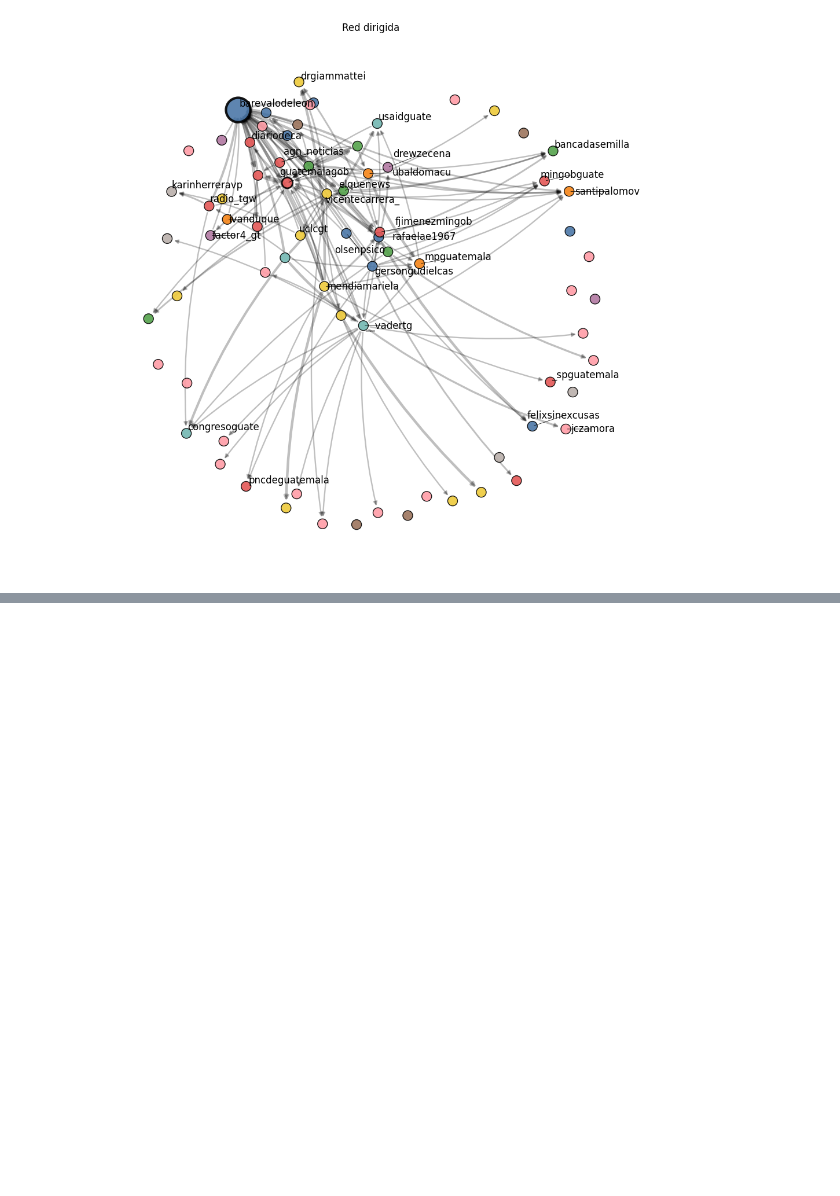
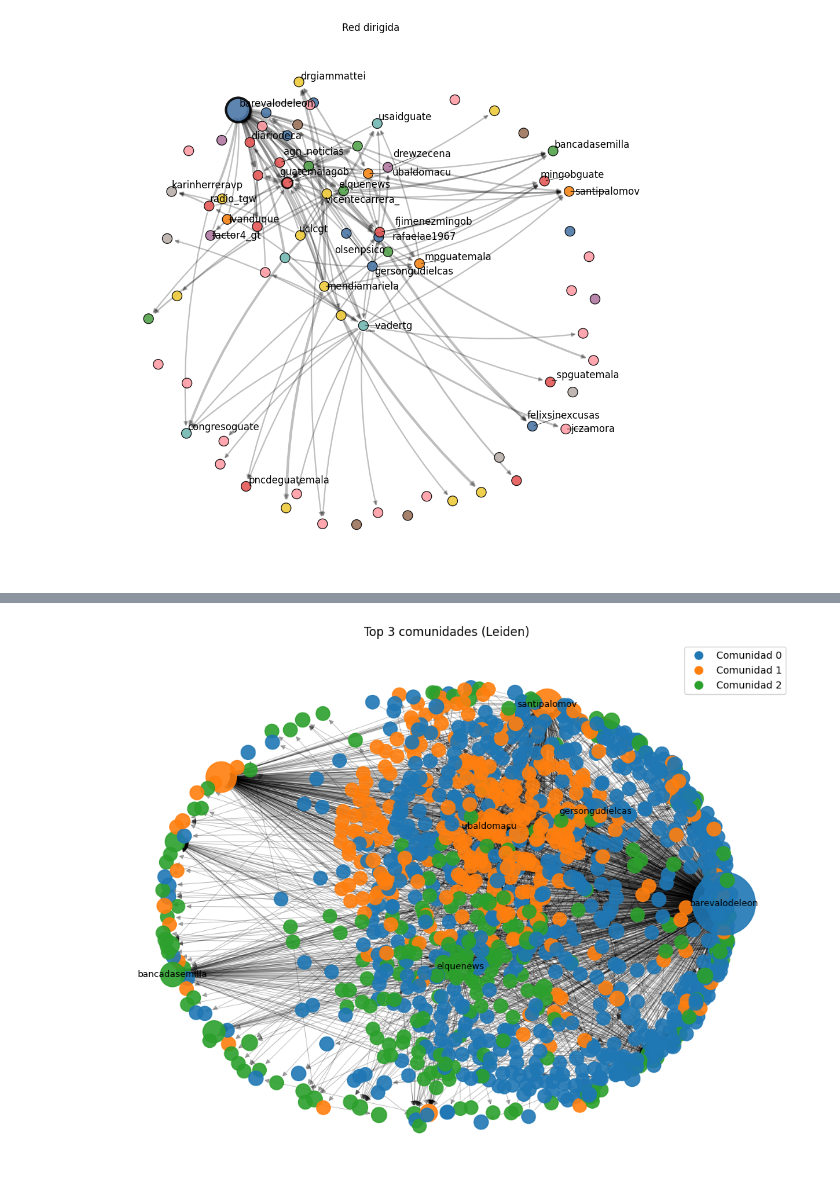
Before and after one commit to DiegoGarV/lab6-DS, a Jupyter notebook: src/main.ipynb, the cells around one changed output, grey strips where cells are left out. Saved outputs shown, nothing was run; the diff lists cells and outputs as text; code cells hidden in the pictures; blank space fills up the shorter version.

Commit message:
detección de comunidades

```diff
--- a/src/main.ipynb
+++ b/src/main.ipynb
@@ -952,0 +1163,54 @@ Warning: When  cdn_resources is 'local' jupyter notebook has issues displaying g
+# %%
+import networkx as nx
+import matplotlib.pyplot as plt
+
+# Top 3 comunidades por tamaño
+top3 = comm_stats["community"].head(3).tolist()
+nodes_top3 = set(node_df[node_df["community"].isin(top3)]["user"])
+
+# Subgrafo dirigido con edges donde ambos extremos están en top3
+sub_edges = edges_agg[edges_agg["source"].isin(nodes_top3) & edges_agg["target"].isin(nodes_top3)]
+G = nx.DiGraph()
+for u in nodes_top3:
+    G.add_node(u, community=int(node_df.loc[node_df["user"]==u, "community"].iloc[0]),
+                  pr=float(node_df.loc[node_df["user"]==u, "pagerank"].iloc[0]))
+
+for _, r in sub_edges.iterrows():
+    G.add_edge(r["source"], r["target"], weight=int(r["weight"]))
+
+# Layout
+pos = nx.spring_layout(G, k=0.7, iterations=100, seed=42)
+
+# Colores por comunidad
+comms = sorted(top3)
+color_map = {comms[i]: c for i,c in enumerate(plt.cm.tab10.colors[:len(comms)])}
+node_colors = [color_map[G.nodes[n]["community"]] for n in G.nodes()]
+
+# Tamaño de nodo
+pr_vals = np.array([G.nodes[n]["pr"] for n in G.nodes()])
+if pr_vals.max() > 0:
+    sizes = 4000 * (pr_vals / pr_vals.max())**0.5 + 80
+else:
+    sizes = np.full(len(G.nodes()), 80.0)
+
+plt.figure(figsize=(10,8))
+nx.draw_networkx_nodes(G, pos, node_size=sizes, node_color=node_colors, alpha=0.9)
+nx.draw_networkx_edges(G, pos, width=[0.5 + 2*G[u][v]["weight"]/max(1, sub_edges["weight"].max()) for u,v in G.edges()], alpha=0.3, arrows=True)
+labels = {}
+for c in top3:
+    members = [n for n in G.nodes() if G.nodes[n]["community"]==c]
+    top2 = sorted(members, key=lambda n: G.nodes[n]["pr"], reverse=True)[:2]
+    for n in top2:
+        labels[n] = n
+nx.draw_networkx_labels(G, pos, labels=labels, font_size=9)
+
+from matplotlib.lines import Line2D
+legend_elems = [Line2D([0],[0], marker='o', color='w', label=f"Comunidad {c}",
+                        markerfacecolor=color_map[c], markersize=10) for c in top3]
+plt.legend(handles=legend_elems, loc="best")
+plt.title("Top 3 comunidades (Leiden)")
+plt.axis("off")
+plt.tight_layout()
+plt.show()
+# %% [output]
+[figure, added]
```
Also changed, not shown: parts of 9 cells of this notebook.
